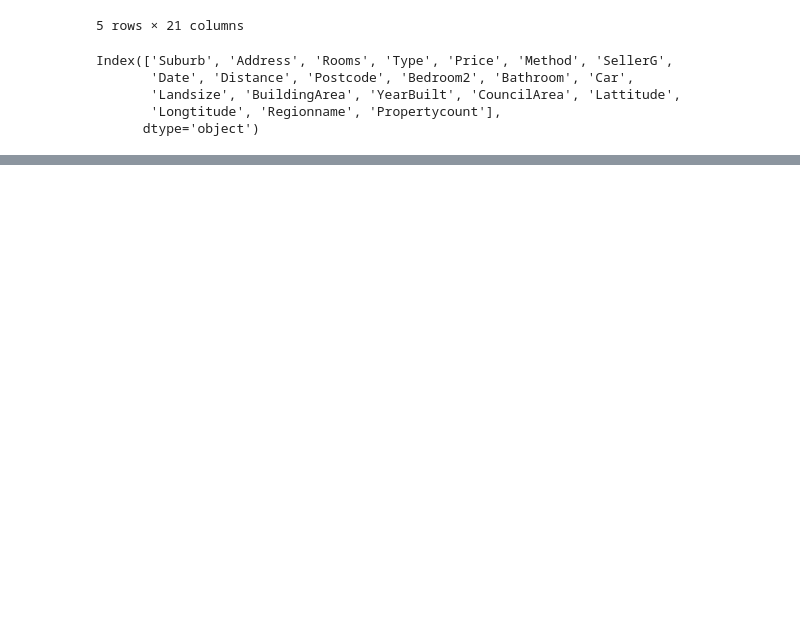
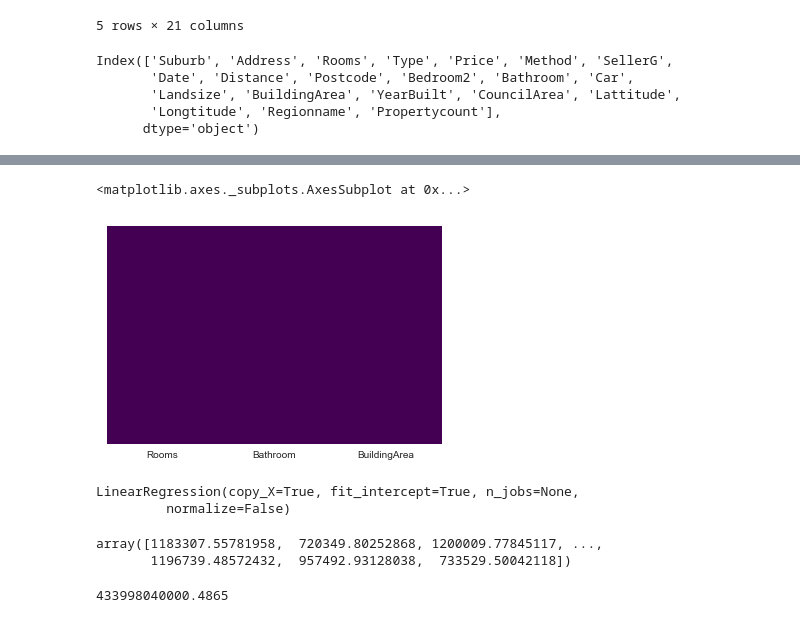
Before and after one commit to kiranparakkalkalam/ML, a Jupyter notebook: EDA/housing_price_linear_regression/housing_analysis_multivariable.ipynb, the cells around one changed output, grey strips where cells are left out. Drawn from its saved outputs; the diff is of its cells as text; code cells hidden in the pictures; blank space fills up the shorter version.

```diff
--- a/EDA/housing_price_linear_regression/housing_analysis_multivariable.ipynb
+++ b/EDA/housing_price_linear_regression/housing_analysis_multivariable.ipynb
@@ -49,0 +97,5 @@ sns.boxplot(X['Rooms'])
+# %%
+sns.heatmap(data=X.isnull(), yticklabels=False, cbar=False, cmap="viridis")
+# %% [output]
+<matplotlib.axes._subplots.AxesSubplot at 0x...>
+[figure, added]
@@ -49,0 +107,7 @@ sns.boxplot(X['Rooms'])
+# %%
+from sklearn.linear_model import LinearRegression
+lin_reg = LinearRegression()
+lin_reg.fit(X_train, y_train)
+# %% [output]
+LinearRegression(copy_X=True, fit_intercept=True, n_jobs=None,
+         normalize=False)
@@ -49,0 +116,5 @@ sns.boxplot(X['Rooms'])
+# %%
+predictions
+# %% [output]
+array([1183307.55781958,  720349.80252868, 1200009.77845117, ...,
+       1196739.48572432,  957492.93128038,  733529.50042118])
@@ -49,0 +124,4 @@ sns.boxplot(X['Rooms'])
+# %%
+MSE
+# %% [output]
+433998040000.4865
```
Also changed, not shown: parts of 14 cells of this notebook.
